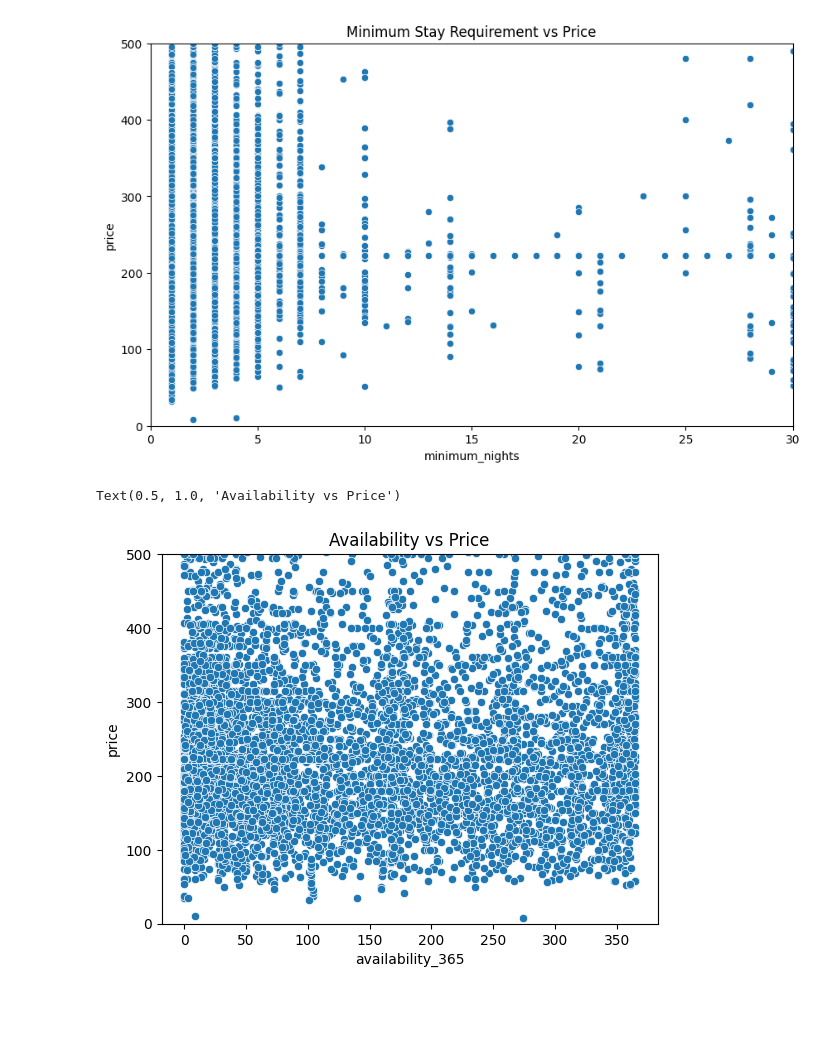
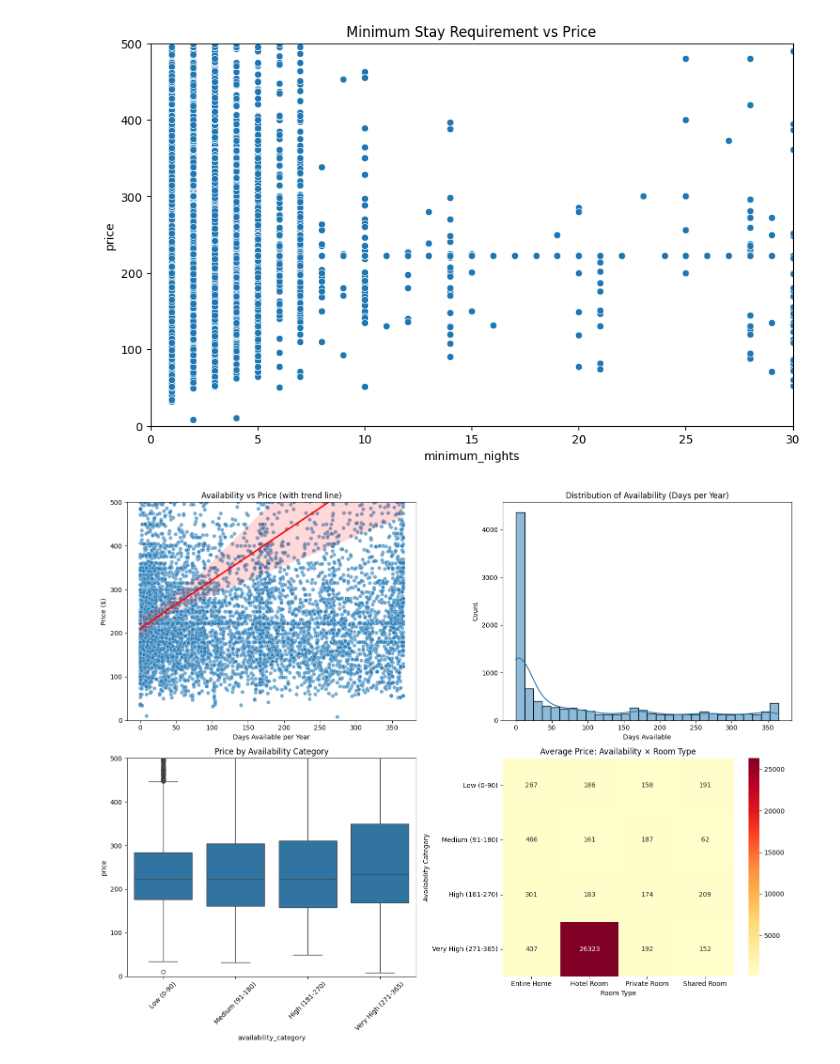
Before and after one commit to supremkc05/AirBnB-Pricing, a Jupyter notebook: notebook/eda.ipynb, the cells around one changed output. Cells and saved outputs as stored; diff of their text form; code cells hidden in the pictures; blank space fills up the shorter version.

Commit message:
eda visualizations

```diff
--- a/notebook/eda.ipynb
+++ b/notebook/eda.ipynb
@@ -75,10 +75,41 @@ plt.title("Minimum Stay Requirement vs Price")
 Text(0.5, 1.0, 'Minimum Stay Requirement vs Price')
 [figure]
 # %%
-#Availability impacts
-sns.scatterplot(x='availability_365', y='price', data=df)
-plt.ylim(0, 500)
-plt.title("Availability vs Price")
+# Availability impacts - Enhanced Analysis
+fig, axes = plt.subplots(2, 2, figsize=(15, 12))
+
+# 1. Scatter plot with trend line
+sns.scatterplot(x='availability_365', y='price', data=df, alpha=0.6, ax=axes[0,0])
+sns.regplot(x='availability_365', y='price', data=df, scatter=False, color='red', ax=axes[0,0])
+axes[0,0].set_ylim(0, 500)
+axes[0,0].set_title("Availability vs Price (with trend line)")
+axes[0,0].set_xlabel("Days Available per Year")
+axes[0,0].set_ylabel("Price ($)")
+
+# 2. Availability distribution
+sns.histplot(df['availability_365'], bins=30, kde=True, ax=axes[0,1])
+axes[0,1].set_title("Distribution of Availability (Days per Year)")
+axes[0,1].set_xlabel("Days Available")
+axes[0,1].set_ylabel("Count")
+
+# 3. Availability categories vs Price
+df['availability_category'] = pd.cut(df['availability_365'],
+                                   bins=[0, 90, 180, 270, 365],
+                                   labels=['Low (0-90)', 'Medium (91-180)',
+                                          'High (181-270)', 'Very High (271-365)'])
+sns.boxplot(x='availability_category', y='price', data=df, ax=axes[1,0])
+axes[1,0].set_ylim(0, 500)
+axes[1,0].set_title("Price by Availability Category")
+axes[1,0].tick_params(axis='x', rotation=45)
+
+# 4. Heatmap: Availability vs Room Type
+availability_room_price = df.groupby(['availability_category', 'room_type'])['price'].mean().unstack()
+sns.heatmap(availability_room_price, annot=True, fmt='.0f', cmap='YlOrRd', ax=axes[1,1])
+axes[1,1].set_title("Average Price: Availability × Room Type")
+axes[1,1].set_xlabel("Room Type")
+axes[1,1].set_ylabel("Availability Category")
+
+plt.tight_layout()
+plt.show()
 # %% [output]
-Text(0.5, 1.0, 'Availability vs Price')
-[figure, old version]
+[figure, new version]
```
Also changed, not shown: parts of 3 cells of this notebook.
